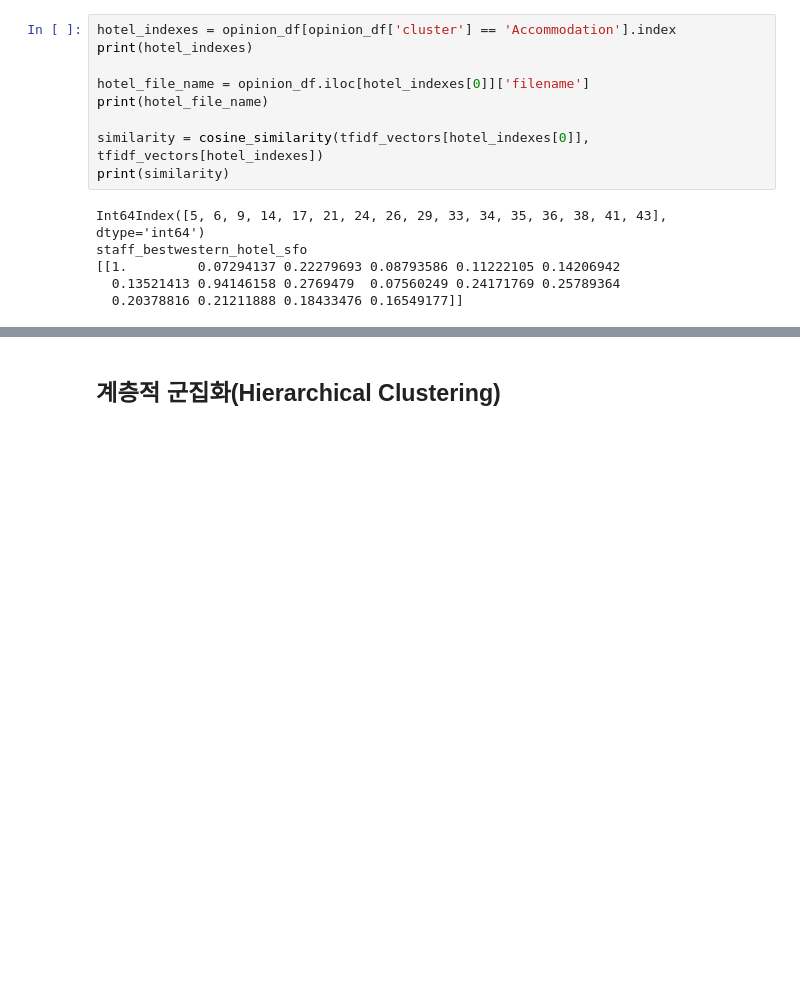
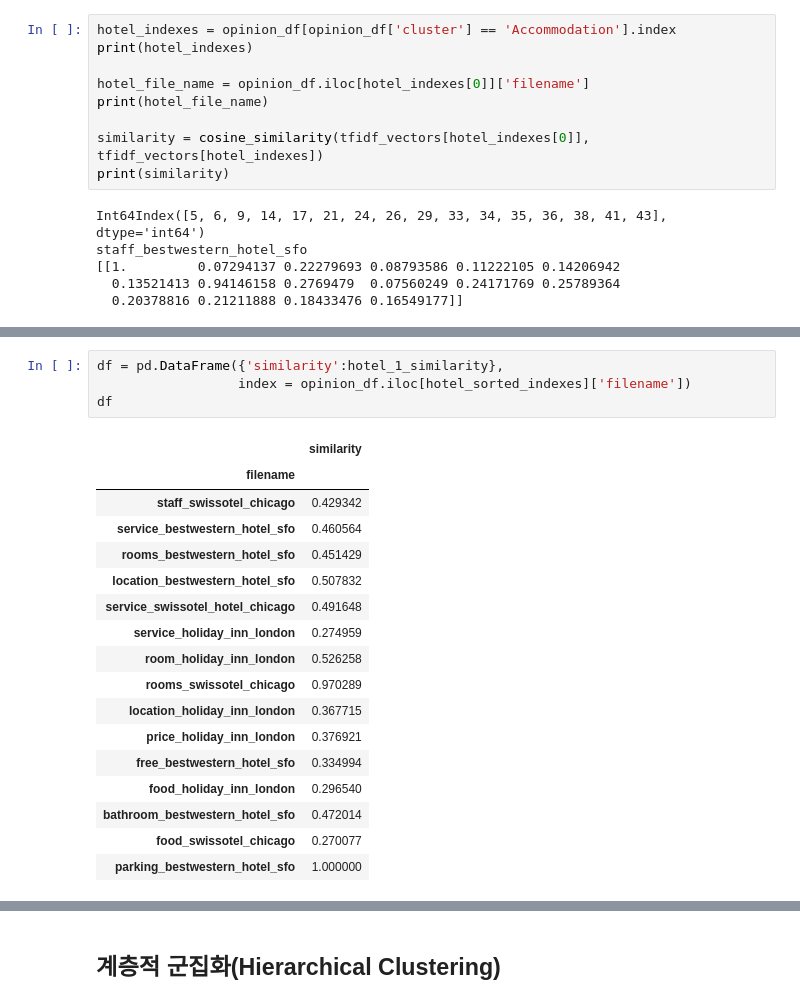
Before and after one commit to sgr1118/-_-, a Jupyter notebook: _4_군집_분석(Cluster_Analysis).ipynb, the cells around one changed output, grey strips where cells are left out. Saved outputs shown, nothing was run; the diff lists cells and outputs as text; blank space fills up the shorter version.

```diff
--- a/_4_군집_분석(Cluster_Analysis).ipynb
+++ b/_4_군집_분석(Cluster_Analysis).ipynb
@@ -488,0 +507,22 @@ staff_bestwestern_hotel_sfo
+# %%
+df = pd.DataFrame({'similarity':hotel_1_similarity},
+                  index = opinion_df.iloc[hotel_sorted_indexes]['filename'])
+df
+# %% [output]
+|  | similarity |
+| filename |  |
+| staff_swissotel_chicago | 0.429342 |
+| service_bestwestern_hotel_sfo | 0.460564 |
+| rooms_bestwestern_hotel_sfo | 0.451429 |
+| location_bestwestern_hotel_sfo | 0.507832 |
+| service_swissotel_hotel_chicago | 0.491648 |
+| service_holiday_inn_london | 0.274959 |
+| room_holiday_inn_london | 0.526258 |
+| rooms_swissotel_chicago | 0.970289 |
+| location_holiday_inn_london | 0.367715 |
+| price_holiday_inn_london | 0.376921 |
+| free_bestwestern_hotel_sfo | 0.334994 |
+| food_holiday_inn_london | 0.296540 |
+| bathroom_bestwestern_hotel_sfo | 0.472014 |
+| food_swissotel_chicago | 0.270077 |
+| parking_bestwestern_hotel_sfo | 1.000000 |
```
Also changed, not shown: parts of 2 cells of this notebook.
